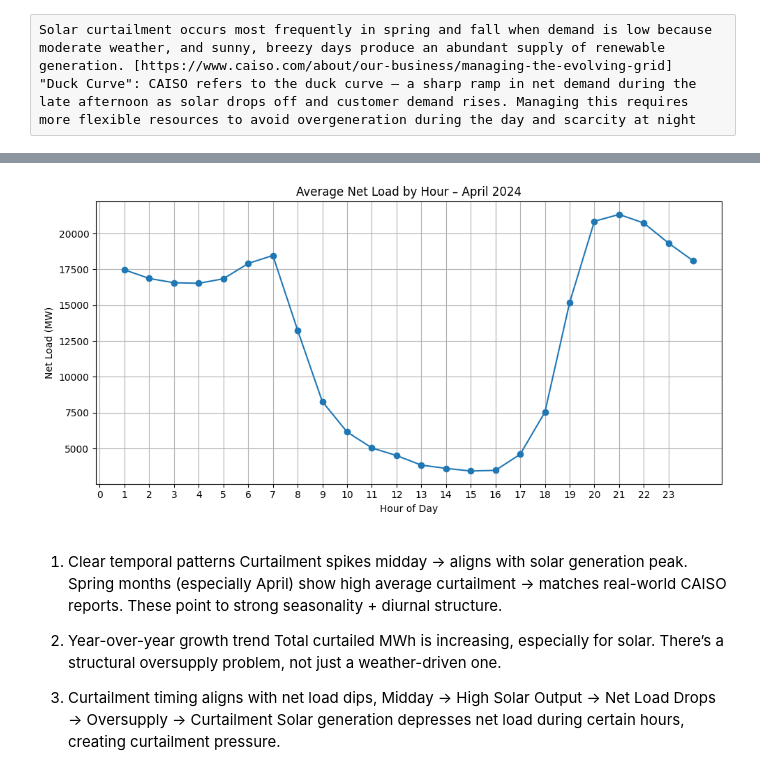
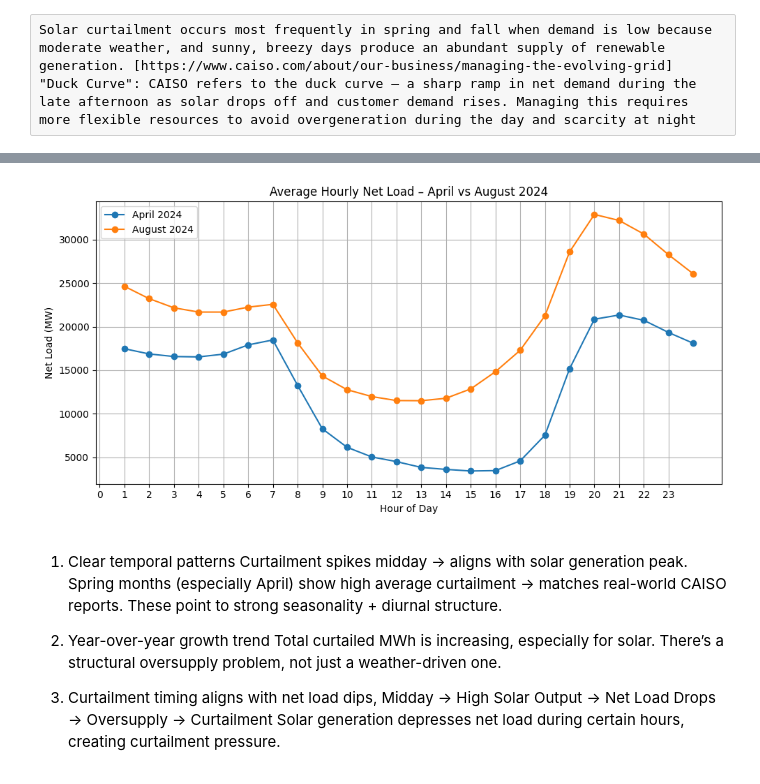
Before and after one commit to pennsail/Curtailed-2-Compute, a Jupyter notebook: notebooks/01_curtailed_energy_analysis.ipynb, the cells around one changed output, grey strips where cells are left out. Drawn from its saved outputs; the diff is of its cells as text; code cells hidden in the pictures.

```diff
--- a/notebooks/01_curtailed_energy_analysis.ipynb
+++ b/notebooks/01_curtailed_energy_analysis.ipynb
@@ -12,7 +12,7 @@ pd.set_option('display.max_columns', None)
 # STEP 1: Load and Combine Yearly Excel Files
 # ---------------------------------------------
 data_dir = Path("../data")
-years = [2022, 2023, 2024, 2025]
+years = [2020, 2021, 2022, 2023, 2024, 2025]
 combined_df = []
 
 for year in years:
@@ -57,6 +57,7 @@ curtailment_df.head()
 # Drop rows with missing values to ensure clean aggregation
 curtailment_df_clean = curtailment_df.copy()
 curtailment_df_clean['Date'] = pd.to_datetime(curtailment_df_clean['Date'])
+curtailment_df_clean['Month'] = curtailment_df_clean['Datetime'].dt.to_period('M')
 curtailment_df_clean = curtailment_df_clean.dropna(subset=['Solar Curtailment (MWh)', 'Wind Curtailment (MWh)'])
 
 # Daily totals
@@ -311,7 +333,7 @@ plt.show()
 # STEP 1: Load and Combine Yearly Excel Files (Production sheet)
 # ---------------------------------------------
 data_dir = Path("../data")
-years = [2022, 2023, 2024, 2025]
+years = [2020, 2021, 2022, 2023, 2024, 2025]
 production_combined = []
 
 for year in years:
@@ -331,26 +374,37 @@ production_df['Date'] = pd.to_datetime(production_df['Date'])
 # %%
-# Optionally filter to April 2024
+# Ensure Hour is integer and Date is datetime
 production_df['Hour'] = production_df['Hour'].astype(int)
-production_df_april = production_df[
+#production_df['Date'] = pd.to_datetime(production_df['Date'])
+
+# Filter April 2024
+df_april = production_df[
     (production_df['Date'].dt.month == 4) & (production_df['Date'].dt.year == 2024)
-]
+].copy()
 
-# Group by hour, compute average net load
-avg_net_load_by_hour = production_df_april.groupby('Hour')['Net Load'].mean()
+# Filter August 2024
+df_august = production_df[
+    (production_df['Date'].dt.month == 8) & (production_df['Date'].dt.year == 2024)
+].copy()
+
+# Compute average hourly net load
+avg_april = df_april.groupby('Hour')['Net Load'].mean()
+avg_august = df_august.groupby('Hour')['Net Load'].mean()
 
 # Plot
 import matplotlib.pyplot as plt
 plt.figure(figsize=(10, 5))
-plt.plot(avg_net_load_by_hour.index, avg_net_load_by_hour.values, marker='o')
-plt.title('Average Net Load by Hour – April 2024')
+plt.plot(avg_april.index, avg_april.values, marker='o', label='April 2024')
+plt.plot(avg_august.index, avg_august.values, marker='o', label='August 2024')
+plt.title('Average Hourly Net Load – April vs August 2024')
 plt.xlabel('Hour of Day')
 plt.ylabel('Net Load (MW)')
+plt.xticks(range(0, 24))
 plt.grid(True)
-plt.xticks(range(0, 24))
+plt.legend()
 plt.tight_layout()
 plt.show()
 # %% [output]
-[figure, old version]
+[figure, new version]
 # %% [markdown]
 1. Clear temporal patterns
 Curtailment spikes midday → aligns with solar generation peak.
```
Also changed, not shown: parts of 19 cells of this notebook.
